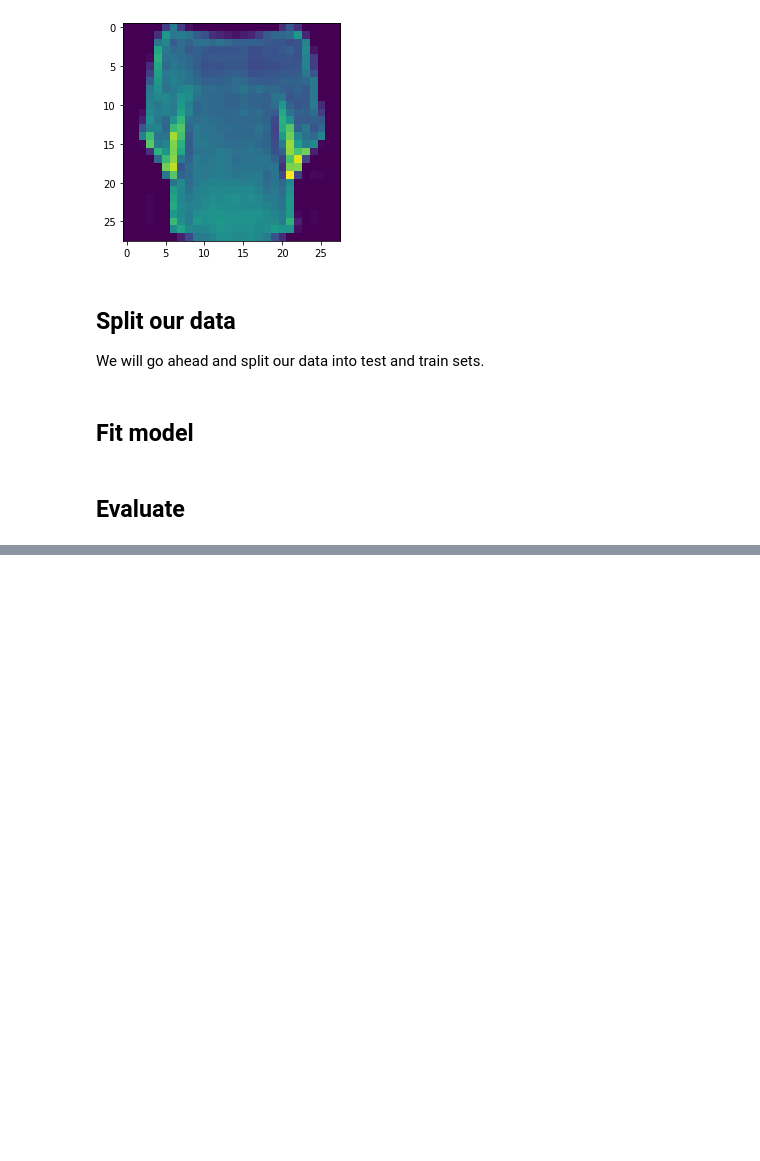
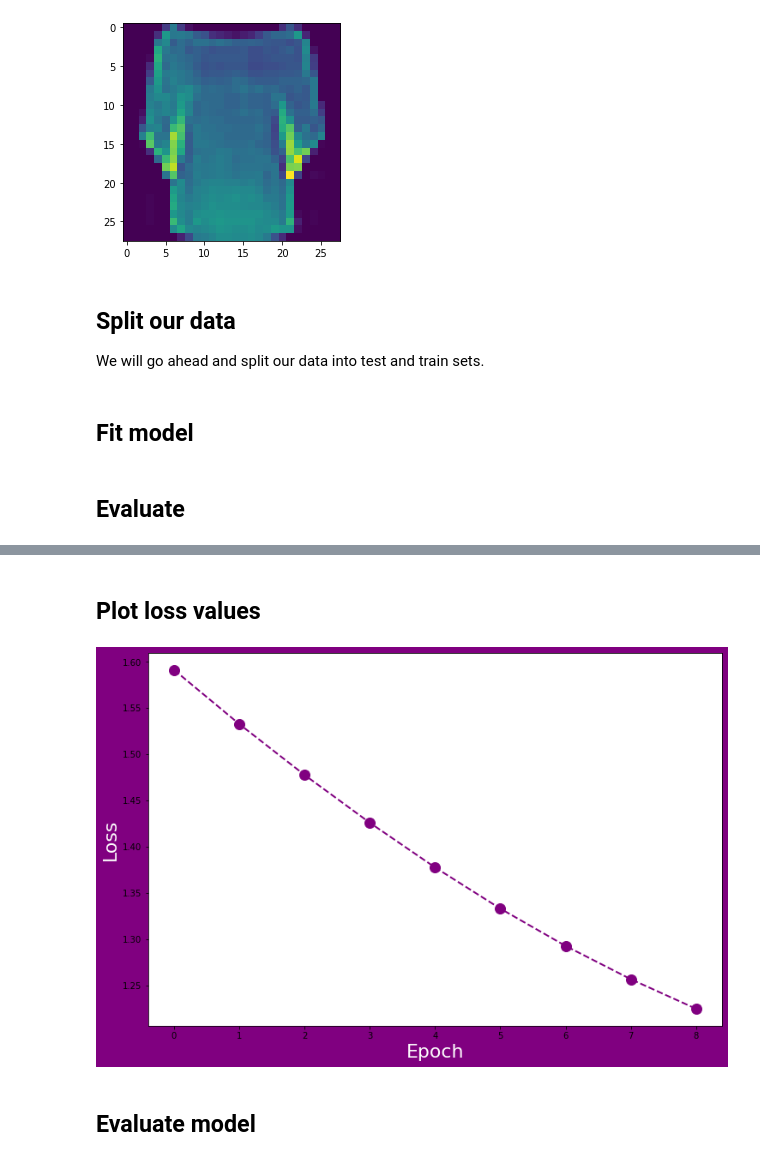
Before and after one commit to helenabarmer/machine_learning_intro, a Jupyter notebook: Multiclass Classification/muticlass-classification.ipynb, the cells around one changed output, grey strips where cells are left out. Drawn from its saved outputs; the diff is of its cells as text; code cells hidden in the pictures; blank space fills up the shorter version.

```diff
--- a/Multiclass Classification/muticlass-classification.ipynb
+++ b/Multiclass Classification/muticlass-classification.ipynb
@@ -119,0 +234,4 @@ print(f'Accuracy of model: {accuracy*100}%')
+# %%
+# Move model to cuda
+model = CNN_Model()
+model.to(cuda)
@@ -119,0 +254,7 @@ print(f'Accuracy of model: {accuracy*100}%')
+# %%
+# Move X and y to cuda
+X_train_tensor = X_train_tensor.to(cuda)
+X_test_tensor = X_test_tensor.to(cuda)
+
+y_train_tensor = y_train_tensor.to(cuda)
+y_test_tensor = y_test_tensor.to(cuda)
@@ -119,0 +263,25 @@ print(f'Accuracy of model: {accuracy*100}%')
+# %%
+learning_rate = 0.001
+criterion = nn.CrossEntropyLoss()
+optimizer = torch.optim.Adam(model.parameters(), lr=learning_rate)
+# %%
+epochs = 10
+loss_list = list()
+
+for epoch in range(1, epochs):
+
+    # Calculate output and loss
+    outputs = model(X_train_tensor)
+    loss = criterion(outputs, y_train_tensor)
+
+    # Zero out gradient
+    optimizer.zero_grad()
+
+    # Backward pas
+    loss.backward()
+
+    # Update model parameters
+    optimizer.step()
+
+    print(f'Epoch: {epoch} Loss {loss.item()}')
+    loss_list.append(loss.item())
@@ -119,0 +318,14 @@ print(f'Accuracy of model: {accuracy*100}%')
+# %% [markdown]
+## Plot loss values
+# %%
+x = (range(0, 9))
+
+plt.figure(figsize=(12,8))
+plt.plot(x, loss_list, 'go--', linewidth=2, markersize=12, color='purple')
+plt.xlabel('Epoch', fontsize=22, color='white')
+plt.ylabel('Loss', fontsize=22, color='white')
+plt.gcf().set_facecolor("purple");
+# %% [output]
+[figure, added]
+# %% [markdown]
+## Evaluate model
```
Also changed, not shown: parts of 24 cells of this notebook.
